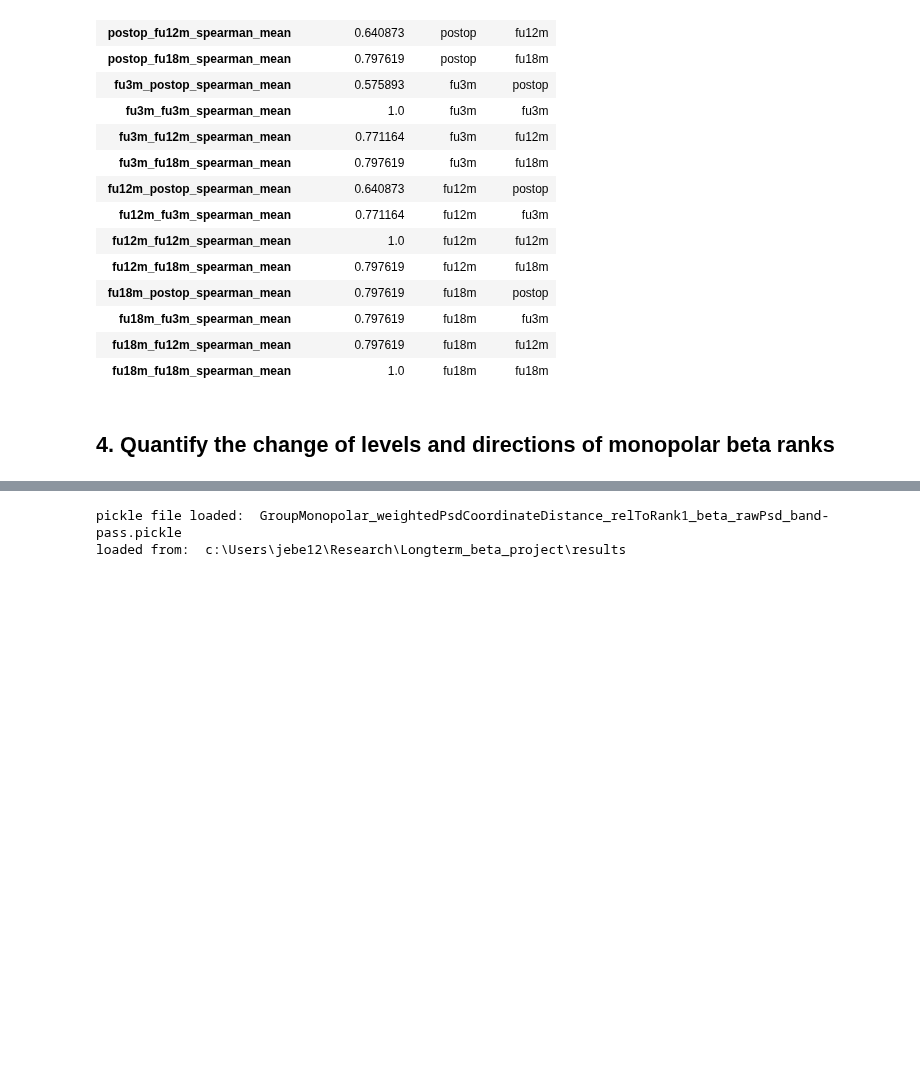
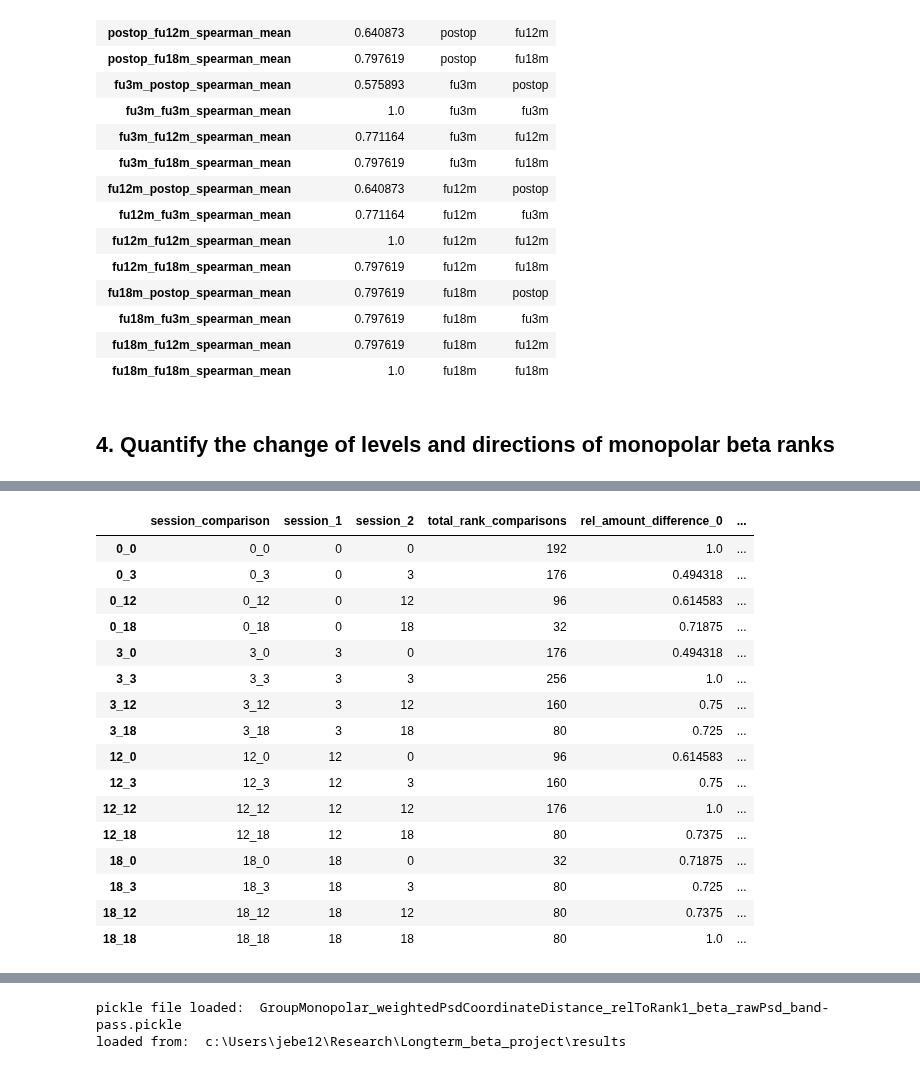
Before and after one commit to JKBehnke/BetaSenSightLongterm, a Jupyter notebook: notebooks/bssu_spatial_distribution.ipynb, the cells around one changed output, grey strips where cells are left out. Drawn from its saved outputs; the diff is of its cells as text; code cells hidden in the pictures; blank space fills up the shorter version.

```diff
--- a/notebooks/bssu_spatial_distribution.ipynb
+++ b/notebooks/bssu_spatial_distribution.ipynb
@@ -767,0 +908,20 @@ fig.write_image(filename, format="png")
+# %%
+session_comparison_level_difference_df
+# %% [output]
+|  | session_comparison | session_1 | session_2 | total_rank_comparisons | rel_amount_difference_0 | ... |
+| 0_0 | 0_0 | 0 | 0 | 192 | 1.0 | ... |
+| 0_3 | 0_3 | 0 | 3 | 176 | 0.494318 | ... |
+| 0_12 | 0_12 | 0 | 12 | 96 | 0.614583 | ... |
+| 0_18 | 0_18 | 0 | 18 | 32 | 0.71875 | ... |
+| 3_0 | 3_0 | 3 | 0 | 176 | 0.494318 | ... |
+| 3_3 | 3_3 | 3 | 3 | 256 | 1.0 | ... |
+| 3_12 | 3_12 | 3 | 12 | 160 | 0.75 | ... |
+| 3_18 | 3_18 | 3 | 18 | 80 | 0.725 | ... |
+| 12_0 | 12_0 | 12 | 0 | 96 | 0.614583 | ... |
+| 12_3 | 12_3 | 12 | 3 | 160 | 0.75 | ... |
+| 12_12 | 12_12 | 12 | 12 | 176 | 1.0 | ... |
+| 12_18 | 12_18 | 12 | 18 | 80 | 0.7375 | ... |
+| 18_0 | 18_0 | 18 | 0 | 32 | 0.71875 | ... |
+| 18_3 | 18_3 | 18 | 3 | 80 | 0.725 | ... |
+| 18_12 | 18_12 | 18 | 12 | 80 | 0.7375 | ... |
+| 18_18 | 18_18 | 18 | 18 | 80 | 1.0 | ... |
```
Also changed, not shown: parts of 16 cells of this notebook, 1 other file.
